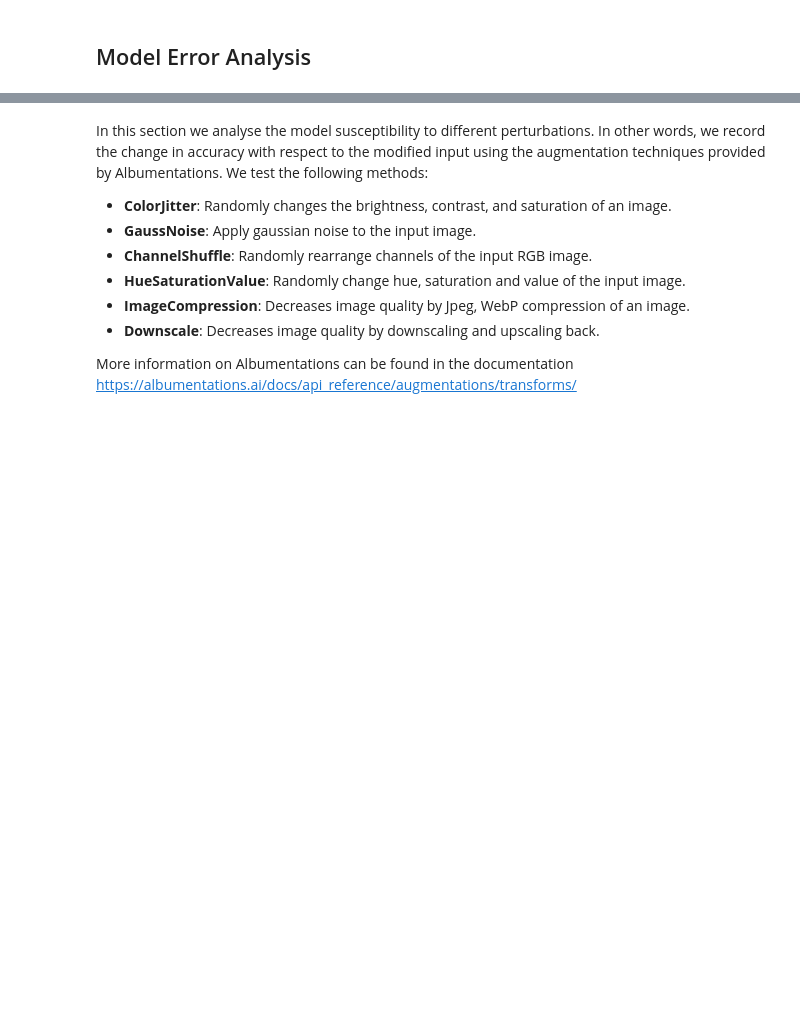
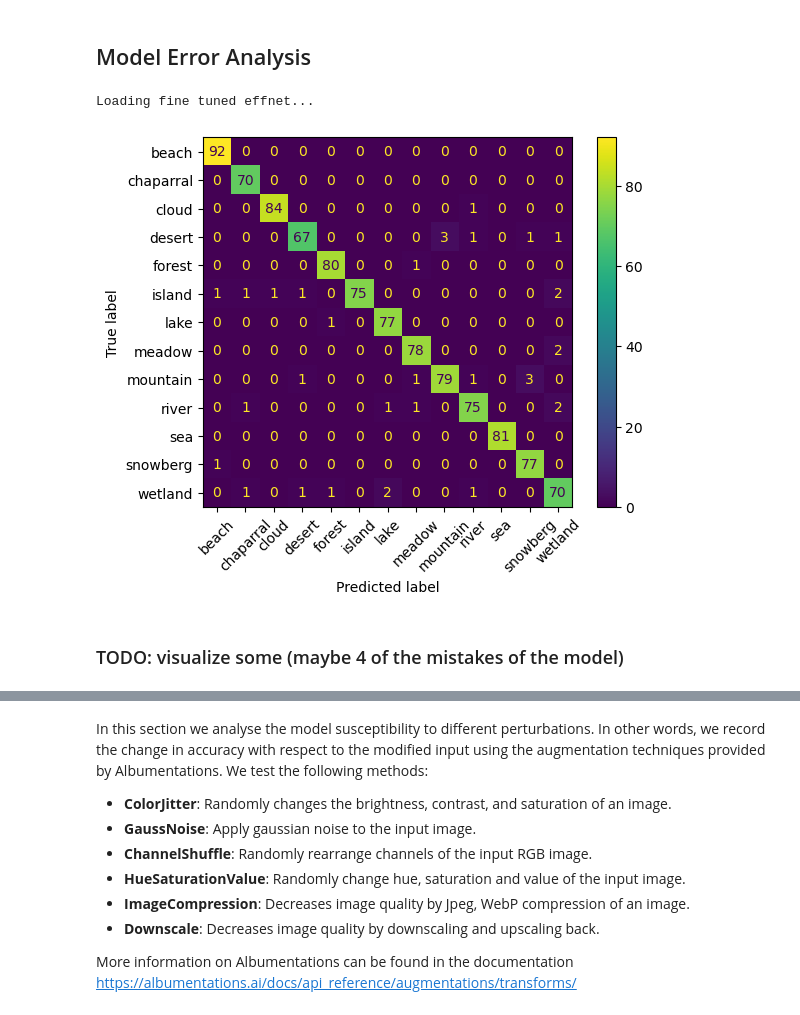
Before and after one commit to kentrachmat/HoML, a Jupyter notebook: notebooks/final_notebook.ipynb, the cells around one changed output, grey strips where cells are left out. Drawn from its saved outputs; the diff is of its cells as text; code cells hidden in the pictures; blank space fills up the shorter version.

Commit message:
confusion matrix and train args

```diff
--- a/notebooks/final_notebook.ipynb
+++ b/notebooks/final_notebook.ipynb
@@ -540,3 +540,30 @@ disp.figure_.suptitle("Confusion Matrix")
 plt.show()
 # %% [markdown]
 ## Model Error Analysis
+# %%
+from predict import load_model_effnet, load_model_scratch, predict
+# model_scratch = load_model_scratch()
+model_effnet = load_model_effnet()
+device = torch.device("cuda:0" if torch.cuda.is_available() else "cpu")
+y_pred = []
+model = model_scratch.to(device)
+model.eval()
+PATH_TO_VALID = '../data/new_data/valid-lab/'
+valid_set = datasets.ImageFolder(root=PATH_TO_VALID, transform=transforms.ToTensor())
+valid_data = DataLoader(valid_set, batch_size=16, shuffle=False, num_workers=2)
+
+for images, labels in valid_data:
+    images, labels =  images.to(device), labels.to(device)
+    output = model(images)
+    pred = output.data.max(1)[1]
+    y_pred.extend(list(pred.cpu().numpy()))
+# %% [output]
+Loading fine tuned effnet...
+# %%
+y_pred = [idx_to_class_val[i] for i in y_pred]
+# %%
+disp = sklearn.metrics.ConfusionMatrixDisplay.from_predictions(classes_val, y_pred, xticks_rotation=45)
+# %% [output]
+[figure, added]
+# %% [markdown]
+### TODO: visualize some (maybe 4 of the mistakes of the model)
```
Also changed, not shown: parts of 9 cells of this notebook, 1 other file.
